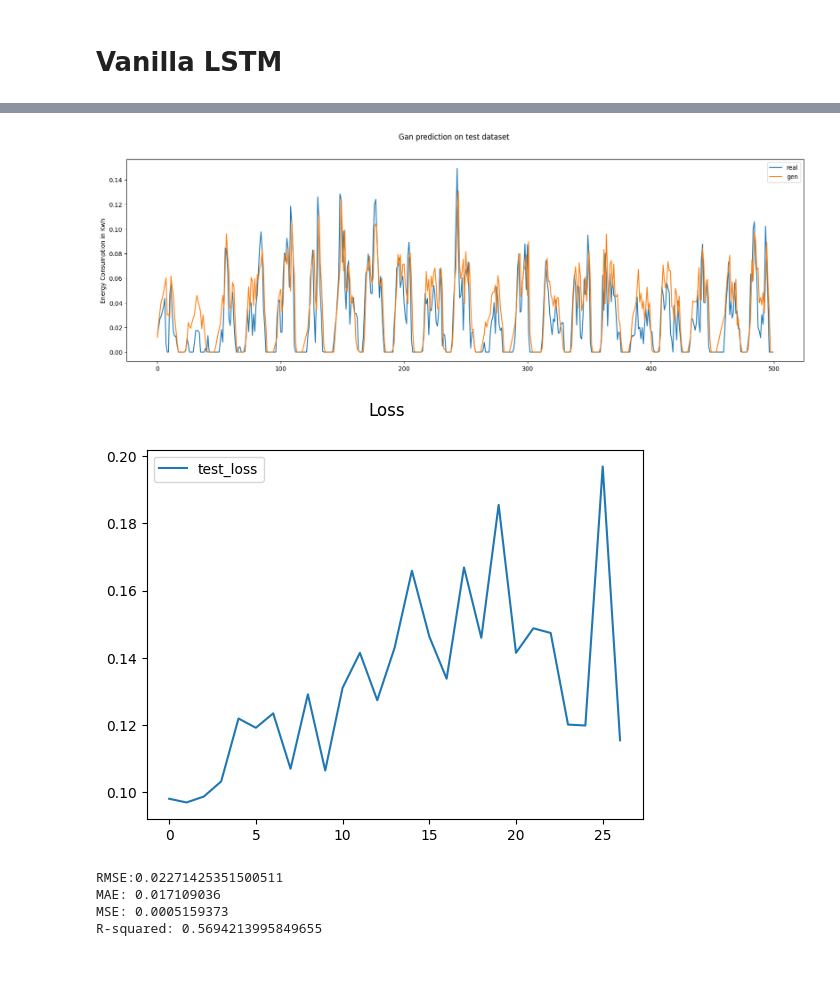
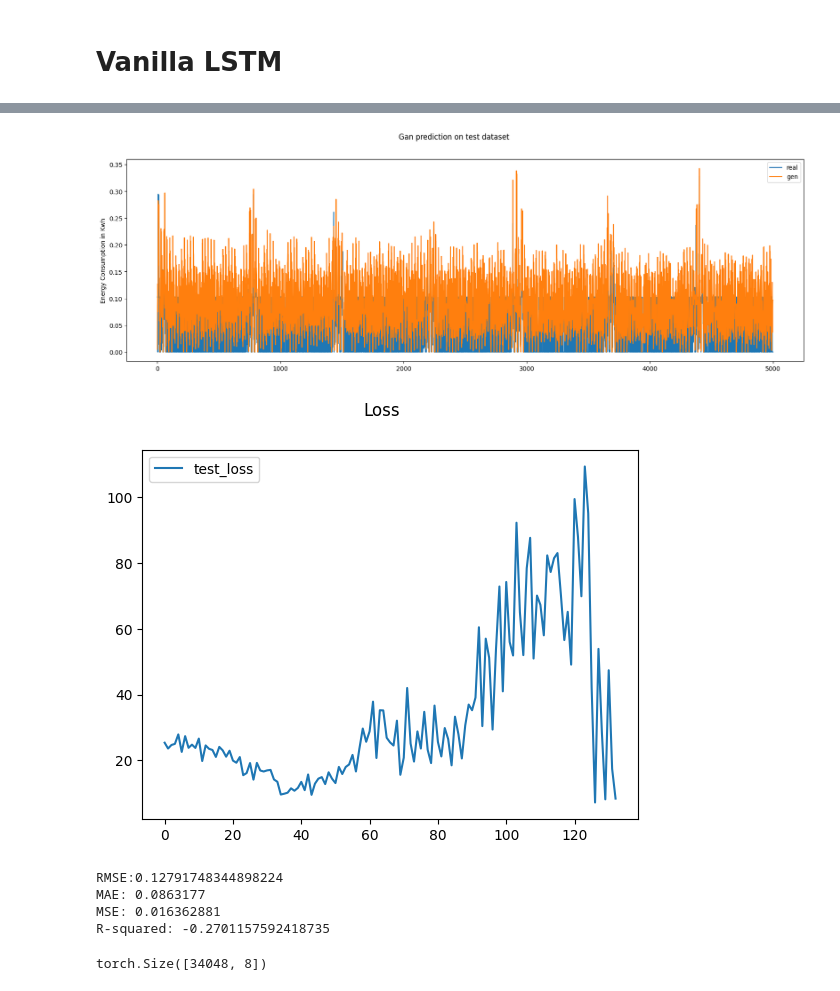
Before and after one commit to fffahim/ResiDualNet, a Jupyter notebook: Data-imputation/Forecasting/main.ipynb, the cells around one changed output, grey strips where cells are left out. Saved outputs shown, nothing was run; the diff lists cells and outputs as text; code cells hidden in the pictures.

Commit message:
implement Scinet and mogrifier-lstm models for load forecasting

```diff
--- a/Data-imputation/Forecasting/main.ipynb
+++ b/Data-imputation/Forecasting/main.ipynb
@@ -111,0 +138,2 @@ df = pd.DataFrame(df, columns=['Day of week', 'Energy', 'Week Day', 'Year', 'Mon
+# %%
+input_size = 1
@@ -235,10 +268,10 @@ R-squared: 0.5149210056406297
 # %% [markdown]
 # Vanilla LSTM
 # %%
-hidden_size = 14
-model = vanilla_LSTM(input_size, hidden_size, 1).to(device)
+hidden_size = 16
+model = vanilla_LSTM(input_size, hidden_size, future_step).to(device)
 #model = Seq2SeqAttention(input_size, hidden_size, input_size).to(device)
-optimizer = torch.optim.Adam(model.parameters(), lr = learning_rate, weight_decay = 0.0001)
+optimizer = torch.optim.Adam(model.parameters(), lr = learning_rate, weight_decay = 0.005)
 loss_function_seq2seq = nn.MSELoss()
 # %%
 real_dataset_vanilla_lstm, gen_dataset_vanilla_lstm, errors_generator_vanilla_lstm = train_vanilla_lstm(model, optimizer, loss_function_seq2seq, data_train, ground_truth_train, step_per_epoch)
@@ -275,11 +308,10 @@ plot_full_dataset(real_dataset_vanilla_lstm[:].detach().cpu().numpy(), gen_datas
 # %%
-df = pd.read_csv("../Data/Processed/perth_data_with_zero.csv")
-#df['Sum'] = df.groupby(pd.to_datetime(df['Start']).dt.date)['Energy'].cumsum()
-df['Hour'] = pd.to_datetime(df['Start']).dt.hour
-df.drop(columns=['Start'], inplace=True)
+df = pd.read_csv("../Data/Imputed/Mean_imputation/perth.csv")
 scaler = MinMaxScaler(feature_range=(0,1))
 df = scaler.fit_transform(df)
-df = pd.DataFrame(df, columns=['Day of week', 'Energy', 'Week Day', 'Year', 'Month', 'Day of month', 'Hour'])
+df = pd.DataFrame(df, columns=['Day of week', 'Energy', 'Week Day', 'Year', 'Month', 'Day of month', 'Hour', 'Sum'])
+# %%
+train_ratio = 0
 # %%
 _, data_test, _, ground_truth_test = get_train_test_dataset_forecasting(df, train_ratio)
 # %%
@@ -293,9 +325,9 @@ ground_truth_test = torch.from_numpy(ground_truth_test).float().to(device)
 # %%
 real_data_lstm, predicted_data_lstm, loss_lstm = test_model(model, data_test, ground_truth_test, loss_function_seq2seq, step_per_epoch)
 # %%
-plot_full_dataset(real_data_lstm.detach().cpu().numpy(), predicted_data_lstm.detach().cpu().numpy(), 000, 500, 'Results/test3.png', 0)
+plot_full_dataset(real_data_lstm.detach().cpu().numpy(), predicted_data_lstm.detach().cpu().numpy(), 000, 5000, 'Results/test3.png', 0)
 # %% [output]
-[figure, old version]
+[figure, new version]
 # %%
 mlt.suptitle('Loss')
 #mlt.plot(errors_generator, label='train_loss')
@@ -304,14 +336,18 @@ mlt.legend()
 #mlt.savefig('foo1.png')
 mlt.show()
 # %% [output]
-[figure, old version]
+[figure, new version]
 # %%
-validation_matrix_forecasting(real_data_lstm.detach().cpu().numpy(), predicted_data_lstm.detach().cpu().numpy(), 0)
+validation_matrix_forecasting(real_data_lstm.view(-1).detach().cpu().numpy(), predicted_data_lstm.view(-1).detach().cpu().numpy(), 0)
 # %% [output]
-RMSE:0.02271425351500511
-MAE: 0.017109036
-MSE: 0.0005159373
-R-squared: 0.5694213995849655
+RMSE:0.12791748344898224
+MAE: 0.0863177
+MSE: 0.016362881
+R-squared: -0.2701157592418735
+# %%
+predicted_data_lstm.shape
+# %% [output]
+torch.Size([34048, 8])
 # %%
 compare_predicted_dataset(real_data_lstm.detach().cpu().numpy(), predicted_dataset_mogrifier.detach().cpu().numpy(), predicted_data_bilstm.detach().cpu().numpy(), predicted_data_lstm.detach().cpu().numpy(), 000, 50, 'Results/compare.png', 0)
 # %% [output]
```
Also changed, not shown: parts of 62 cells of this notebook, 46 other files.
